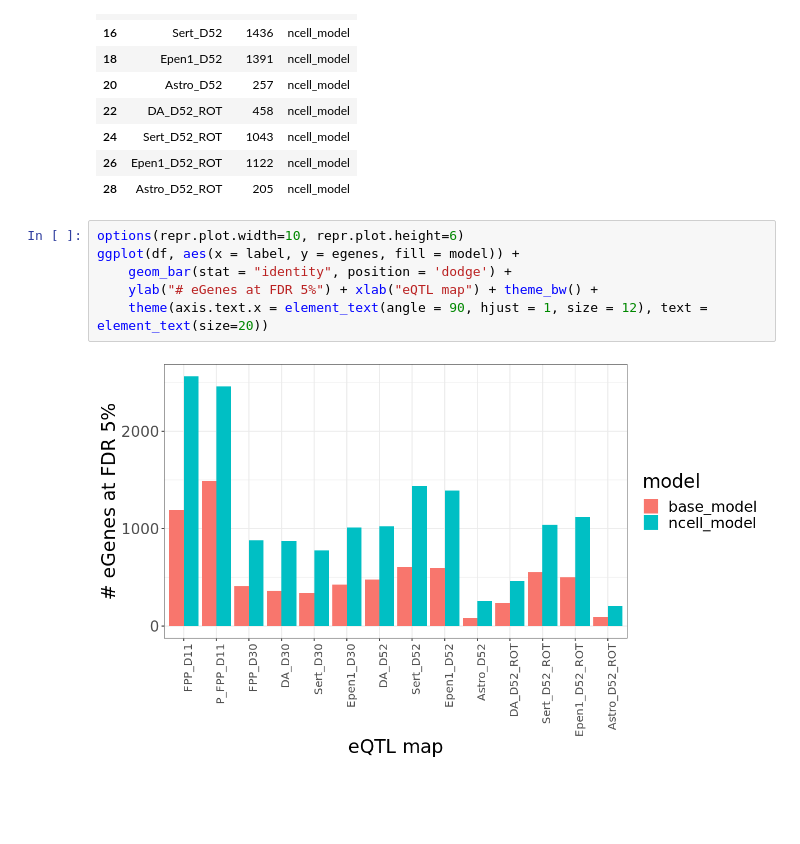
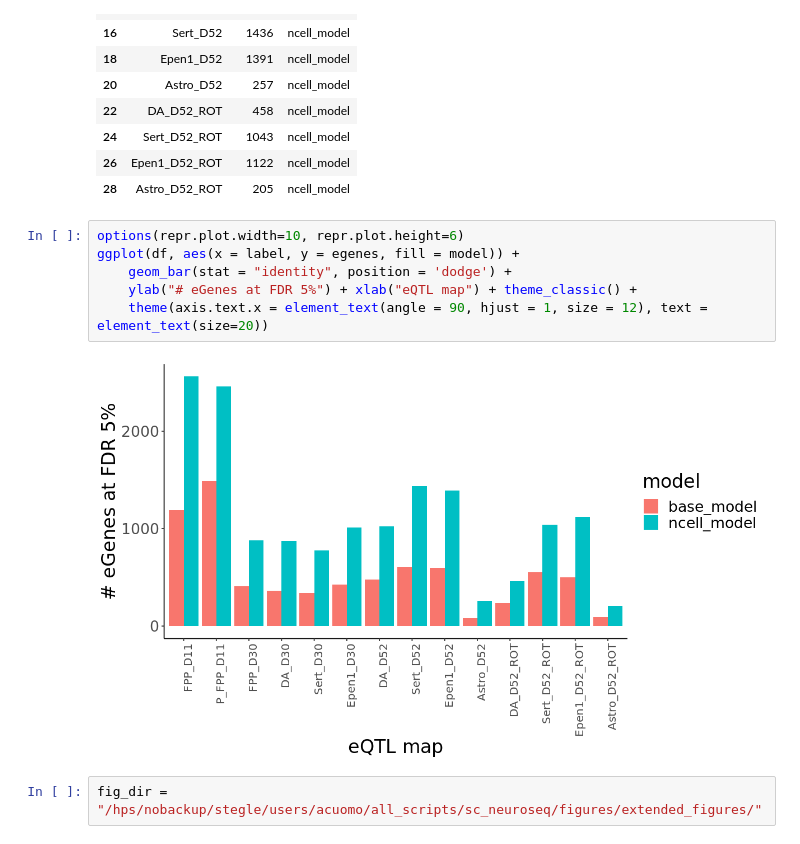
Before and after one commit to single-cell-genetics/singlecell_neuroseq_paper, a Jupyter notebook: plotting_notebooks/Extended_figures/Extended_Figure_5b.ipynb, the cells around one changed output. Saved outputs shown, nothing was run; the diff lists cells and outputs as text; blank space fills up the shorter version.

Commit message:
plotting notebooks for extended figures 5 and 6

```diff
--- a/plotting_notebooks/Extended_figures/Extended_Figure_5b.ipynb
+++ b/plotting_notebooks/Extended_figures/Extended_Figure_5b.ipynb
@@ -81,8 +67,10 @@ df[df$model == 'ncell_model',]
 # %%
 options(repr.plot.width=10, repr.plot.height=6)
 ggplot(df, aes(x = label, y = egenes, fill = model)) +
     geom_bar(stat = "identity", position = 'dodge') +
-    ylab("# eGenes at FDR 5%") + xlab("eQTL map") + theme_bw() +
+    ylab("# eGenes at FDR 5%") + xlab("eQTL map") + theme_classic() +
     theme(axis.text.x = element_text(angle = 90, hjust = 1, size = 12), text = element_text(size=20))
 # %% [output]
-[figure, old version]
+[figure, new version]
+# %%
+fig_dir = "/hps/nobackup/stegle/users/acuomo/all_scripts/sc_neuroseq/figures/extended_figures/"
```
Also changed, not shown: parts of 5 cells of this notebook, 1 other file.
